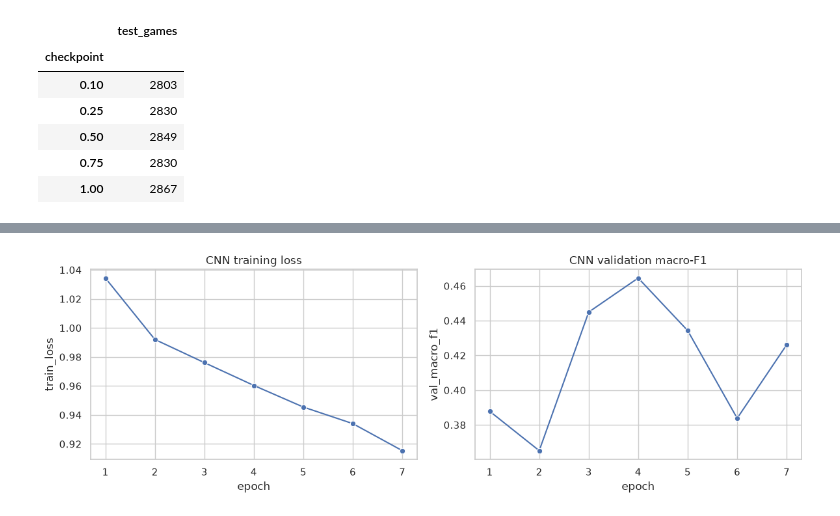
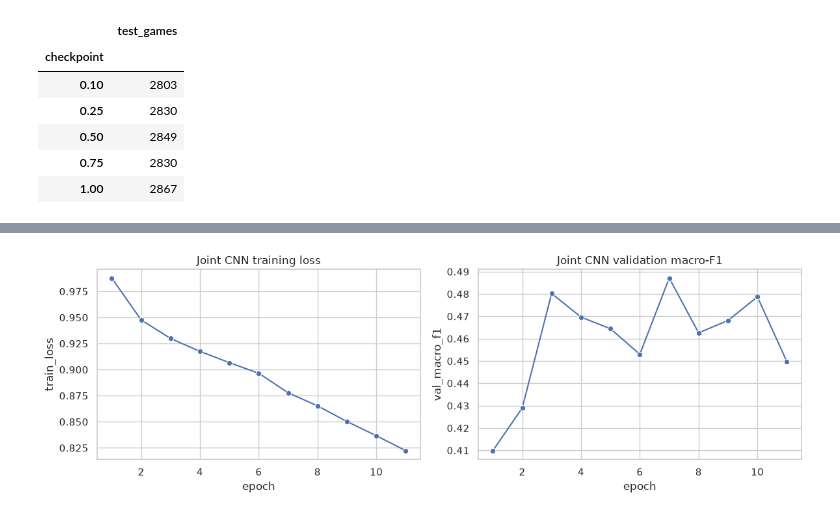
Before and after one commit to processor-zhong/Chess, a Jupyter notebook: CA6001_chess_outcome_prediction.ipynb, the cells around one changed output, grey strips where cells are left out. Saved outputs shown, nothing was run; the diff lists cells and outputs as text; code cells hidden in the pictures.

```diff
--- a/CA6001_chess_outcome_prediction.ipynb
+++ b/CA6001_chess_outcome_prediction.ipynb
@@ -760,10 +799,19 @@ This is deliberately a small CPU-friendly architecture: the goal is a controlled
 # %%
+CNN_META_FEATURES = PREMATCH_FEATURES + ["ply"]
+cnn_scaler = StandardScaler()
+cnn_meta = snapshots[CNN_META_FEATURES].to_numpy(dtype=np.float32)
+cnn_meta[snapshot_masks["train"]] = cnn_scaler.fit_transform(cnn_meta[snapshot_masks["train"]])
+cnn_meta[snapshot_masks["validation"]] = cnn_scaler.transform(cnn_meta[snapshot_masks["validation"]])
+cnn_meta[snapshot_masks["test"]] = cnn_scaler.transform(cnn_meta[snapshot_masks["test"]])
+
+
 class SnapshotDataset(Dataset):
-    def __init__(self, board_array, ply_array, target_array, indices):
+    def __init__(self, board_array, metadata_array, target_array, weight_array, mask):
         self.board_array = board_array
-        self.ply_array = ply_array.astype(np.float32)
+        self.metadata_array = metadata_array
         self.target_array = target_array.astype(np.int64)
-        self.indices = np.flatnonzero(indices)
+        self.weight_array = weight_array.astype(np.float32)
+        self.indices = np.flatnonzero(mask)
 
     def __len__(self):
         return len(self.indices)
@@ -772,15 +820,16 @@ class SnapshotDataset(Dataset):
         index = self.indices[item]
         return (
             torch.from_numpy(self.board_array[index].astype(np.float32)),
-            torch.tensor([self.ply_array[index] / PLY_SCALE], dtype=torch.float32),
+            torch.from_numpy(self.metadata_array[index]),
             torch.tensor(self.target_array[index], dtype=torch.long),
+            torch.tensor(self.weight_array[index], dtype=torch.float32),
         )
 
 
-class PositionCNN(nn.Module):
-    def __init__(self):
+class JointCNN(nn.Module):
+    def __init__(self, metadata_size: int):
         super().__init__()
-        self.features = nn.Sequential(
+        self.board_encoder = nn.Sequential(
             nn.Conv2d(17, 32, kernel_size=3, padding=1),
             nn.BatchNorm2d(32),
             nn.ReLU(),
@@ -793,66 +842,59 @@ class PositionCNN(nn.Module):
             nn.AdaptiveAvgPool2d((1, 1)),
         )
         self.classifier = nn.Sequential(
-            nn.Linear(65, 48),
+            nn.Linear(64 + metadata_size, 64),
             nn.ReLU(),
             nn.Dropout(0.20),
-            nn.Linear(48, 3),
+            nn.Linear(64, 3),
         )
 
-    def forward(self, board_input, ply_input):
-        embedding = self.features(board_input).flatten(1)
-        return self.classifier(torch.cat([embedding, ply_input], dim=1))
+    def forward(self, board_input, metadata_input):
+        board_embedding = self.board_encoder(board_input).flatten(1)
+        return self.classifier(torch.cat([board_embedding, metadata_input], dim=1))
 
 
 def predict_cnn(model: nn.Module, loader: DataLoader) -> tuple[np.ndarray, np.ndarray]:
     model.eval()
     probabilities, targets = [], []
     with torch.no_grad():
-        for board_batch, ply_batch, target_batch in loader:
-            logits = model(board_batch.to(DEVICE), ply_batch.to(DEVICE))
+        for board_batch, metadata_batch, target_batch, _ in loader:
+            logits = model(board_batch.to(DEVICE), metadata_batch.to(DEVICE))
             probabilities.append(torch.softmax(logits, dim=1).cpu().numpy())
             targets.append(target_batch.numpy())
     return np.concatenate(probabilities), np.concatenate(targets)
 
 
-ply_values = snapshots["ply"].to_numpy(dtype=np.float32)
-train_dataset = SnapshotDataset(boards, ply_values, y_snapshot, snapshot_masks["train"])
-val_dataset = SnapshotDataset(boards, ply_values, y_snapshot, snapshot_masks["validation"])
-test_dataset = SnapshotDataset(boards, ply_values, y_snapshot, snapshot_masks["test"])
-
+train_dataset = SnapshotDataset(boards, cnn_meta, y_snapshot, snapshot_weights, snapshot_masks["train"])
+val_dataset = SnapshotDataset(boards, cnn_meta, y_snapshot, np.ones(len(snapshots)), snapshot_masks["validation"])
+test_dataset = SnapshotDataset(boards, cnn_meta, y_snapshot, np.ones(len(snapshots)), snapshot_masks["test"])
 generator = torch.Generator().manual_seed(SEED)
 train_loader = DataLoader(train_dataset, batch_size=256, shuffle=True, num_workers=0, generator=generator)
 val_loader = DataLoader(val_dataset, batch_size=512, shuffle=False, num_workers=0)
 test_loader = DataLoader(test_dataset, batch_size=512, shuffle=False, num_workers=0)
 
-cnn = PositionCNN().to(DEVICE)
-loss_weights = torch.tensor(snapshot_class_weights, dtype=torch.float32, device=DEVICE)
-criterion = nn.CrossEntropyLoss(weight=loss_weights)
+cnn = JointCNN(len(CNN_META_FEATURES)).to(DEVICE)
+criterion = nn.CrossEntropyLoss(reduction="none")
 optimizer = torch.optim.AdamW(cnn.parameters(), lr=1e-3, weight_decay=1e-4)
 
-best_state = None
-best_val_f1 = -np.inf
-patience = 3
-epochs_without_improvement = 0
-history = []
-for epoch in range(1, 13):
+best_state, best_val_f1 = None, -np.inf
+patience, epochs_without_improvement, history = 4, 0, []
+for epoch in range(1, 21):
     cnn.train()
-    running_loss = 0.0
-    for board_batch, ply_batch, target_batch in train_loader:
+    running_loss, running_weight = 0.0, 0.0
+    for board_batch, metadata_batch, target_batch, sample_weight_batch in train_loader:
         optimizer.zero_grad(set_to_none=True)
-        logits = cnn(board_batch.to(DEVICE), ply_batch.to(DEVICE))
-        loss = criterion(logits, target_batch.to(DEVICE))
+        logits = cnn(board_batch.to(DEVICE), metadata_batch.to(DEVICE))
+        losses = criterion(logits, target_batch.to(DEVICE))
+        weights = sample_weight_batch.to(DEVICE)
+        loss = (losses * weights).sum() / weights.sum()
         loss.backward()
         optimizer.step()
-        running_loss += loss.item() * len(target_batch)
+        running_loss += (losses.detach() * weights).sum().item()
+        running_weight += weights.sum().item()
 
     val_proba_epoch, val_targets_epoch = predict_cnn(cnn, val_loader)
     val_f1_epoch = f1_score(val_targets_epoch, val_proba_epoch.argmax(axis=1), average="macro", zero_division=0)
-    history.append({
-        "epoch": epoch,
-        "train_loss": running_loss / len(train_dataset),
-        "val_macro_f1": val_f1_epoch,
-    })
+    history.append({"epoch": epoch, "train_loss": running_loss / running_weight, "val_macro_f1": val_f1_epoch})
     print(f"Epoch {epoch:02d} | train loss {history[-1]['train_loss']:.4f} | val macro-F1 {val_f1_epoch:.4f}")
     if val_f1_epoch > best_val_f1 + 1e-4:
         best_val_f1 = val_f1_epoch
@@ -868,19 +910,17 @@ cnn.load_state_dict(best_state)
 cnn.to(DEVICE)
 cnn_val_proba, cnn_val_targets = predict_cnn(cnn, val_loader)
 cnn_test_proba, cnn_test_targets = predict_cnn(cnn, test_loader)
-
-cnn_results = pd.DataFrame([
-    metric_row("CNN (validation)", cnn_val_targets, cnn_val_proba),
-    metric_row("CNN (test)", cnn_test_targets, cnn_test_proba),
-])
-display(cnn_results.style.format({"accuracy": "{:.3f}", "macro_f1": "{:.3f}", "log_loss": "{:.3f}"}))
+display(pd.DataFrame([
+    metric_row("Joint CNN (validation)", cnn_val_targets, cnn_val_proba),
+    metric_row("Joint CNN (test)", cnn_test_targets, cnn_test_proba),
+]).style.format({"accuracy": "{:.3f}", "macro_f1": "{:.3f}", "log_loss": "{:.3f}"}))
 
 history_frame = pd.DataFrame(history)
 fig, axes = plt.subplots(1, 2, figsize=(12, 4))
 sns.lineplot(data=history_frame, x="epoch", y="train_loss", marker="o", ax=axes[0])
 sns.lineplot(data=history_frame, x="epoch", y="val_macro_f1", marker="o", ax=axes[1])
-axes[0].set_title("CNN training loss")
-axes[1].set_title("CNN validation macro-F1")
+axes[0].set_title("Joint CNN training loss")
+axes[1].set_title("Joint CNN validation macro-F1")
 plt.tight_layout()
 fig.savefig(FIGURE_DIR / "05_cnn_training_history.png", dpi=300, bbox_inches="tight")
 plt.show()
@@ -899,2 +943,2 @@ Early stopping triggered.
-[figure, old version]
+[figure, new version]
 # %% [markdown]
```
Also changed, not shown: parts of 17 cells of this notebook, 11 other files.
